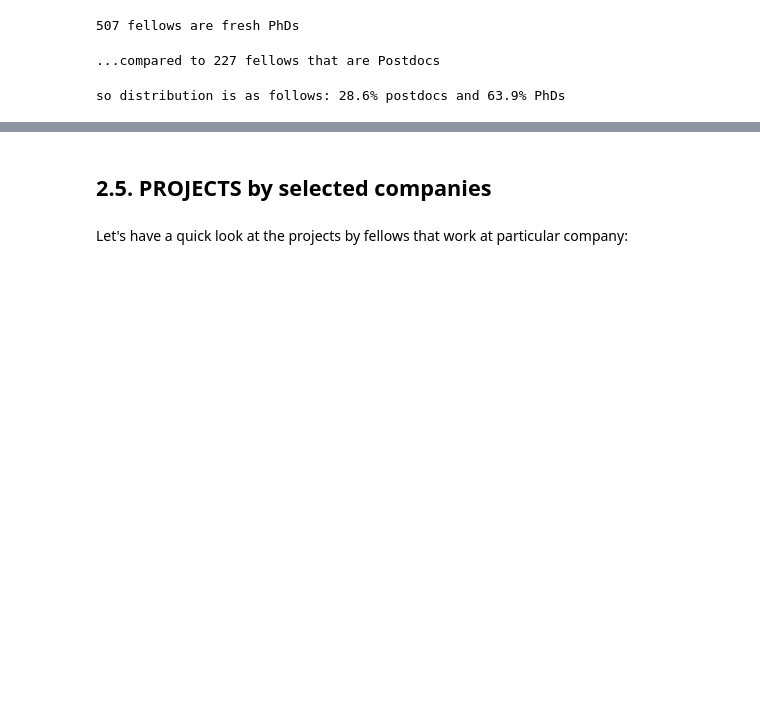
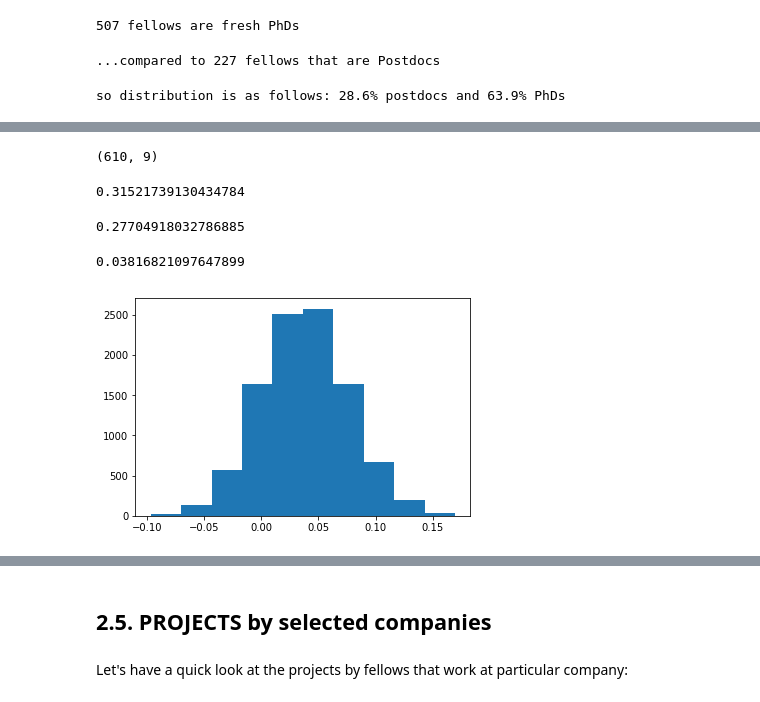
Before and after one commit to ktimchen/insight_fellows, a Jupyter notebook: INSIGHT_Data_Science_Fellowship.ipynb, the cells around one changed output, grey strips where cells are left out. Cells and saved outputs as stored; diff of their text form; code cells hidden in the pictures; blank space fills up the shorter version.

```diff
--- a/INSIGHT_Data_Science_Fellowship.ipynb
+++ b/INSIGHT_Data_Science_Fellowship.ipynb
@@ -388,0 +399,38 @@ So if you are the INSIGHT fellow and fresh PhD - beware, there will be much more
+# %%
+#insight fellows not from top10_companies
+not_top10_insight = insight[insight.company.apply(lambda x: x not in set(top10_companies)) == True]
+not_top10_insight.shape
+# %% [output]
+(610, 9)
+# %%
+top10_postdoc_mean = top10_insight.postdoc_recoded.mean()
+top10_postdoc_mean
+# %% [output]
+0.31521739130434784
+# %%
+not_top10_postdoc_mean = not_top10_insight.postdoc_recoded.mean()
+not_top10_postdoc_mean
+# %% [output]
+0.27704918032786885
+# %%
+obs_diff = top10_postdoc_mean - not_top10_postdoc_mean
+obs_diff
+# %% [output]
+0.03816821097647899
+# %%
+#create sampling distribution for difference in postdoc means with bootstrapping
+diffs = []
+for _ in range(10000):
+    b_sample = insight.sample(insight.shape[0], replace=True)
+    top10_insight = b_sample[b_sample.company.apply(lambda x: x in set(top10_companies)) == True]
+    top10_postdoc_mean = top10_insight.postdoc_recoded.mean()
+    not_top10_insight = b_sample[b_sample.company.apply(lambda x: x not in set(top10_companies)) == True]
+    not_top10_postdoc_mean = not_top10_insight.postdoc_recoded.mean()
+    diffs.append(top10_postdoc_mean - not_top10_postdoc_mean)
+# %%
+# convert to numpy array
+diffs = np.array(diffs)
+# plot distribution
+plt.hist(diffs);
+# %% [output]
+[figure, added]
```
Also changed, not shown: parts of 24 cells of this notebook, 1 other file.
